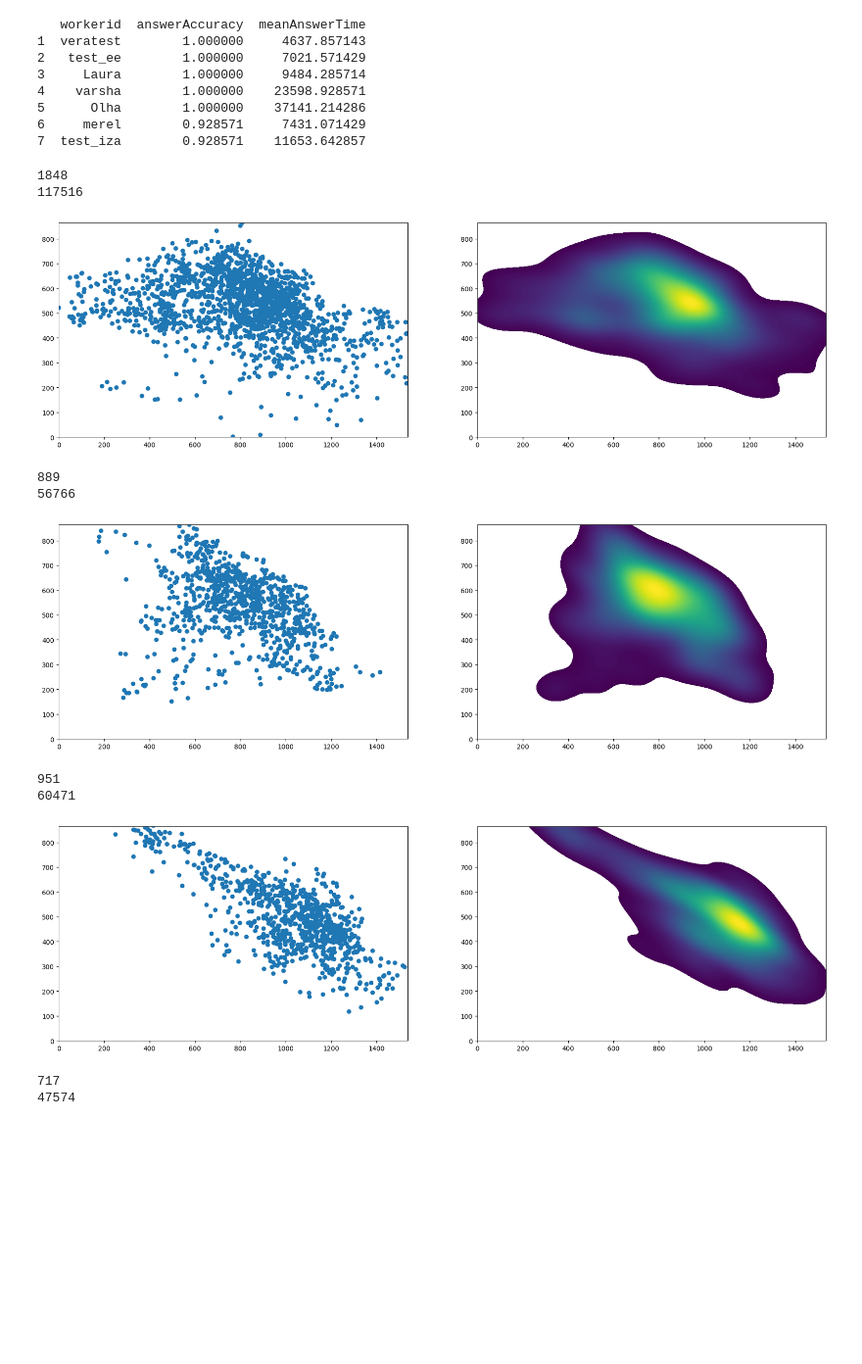
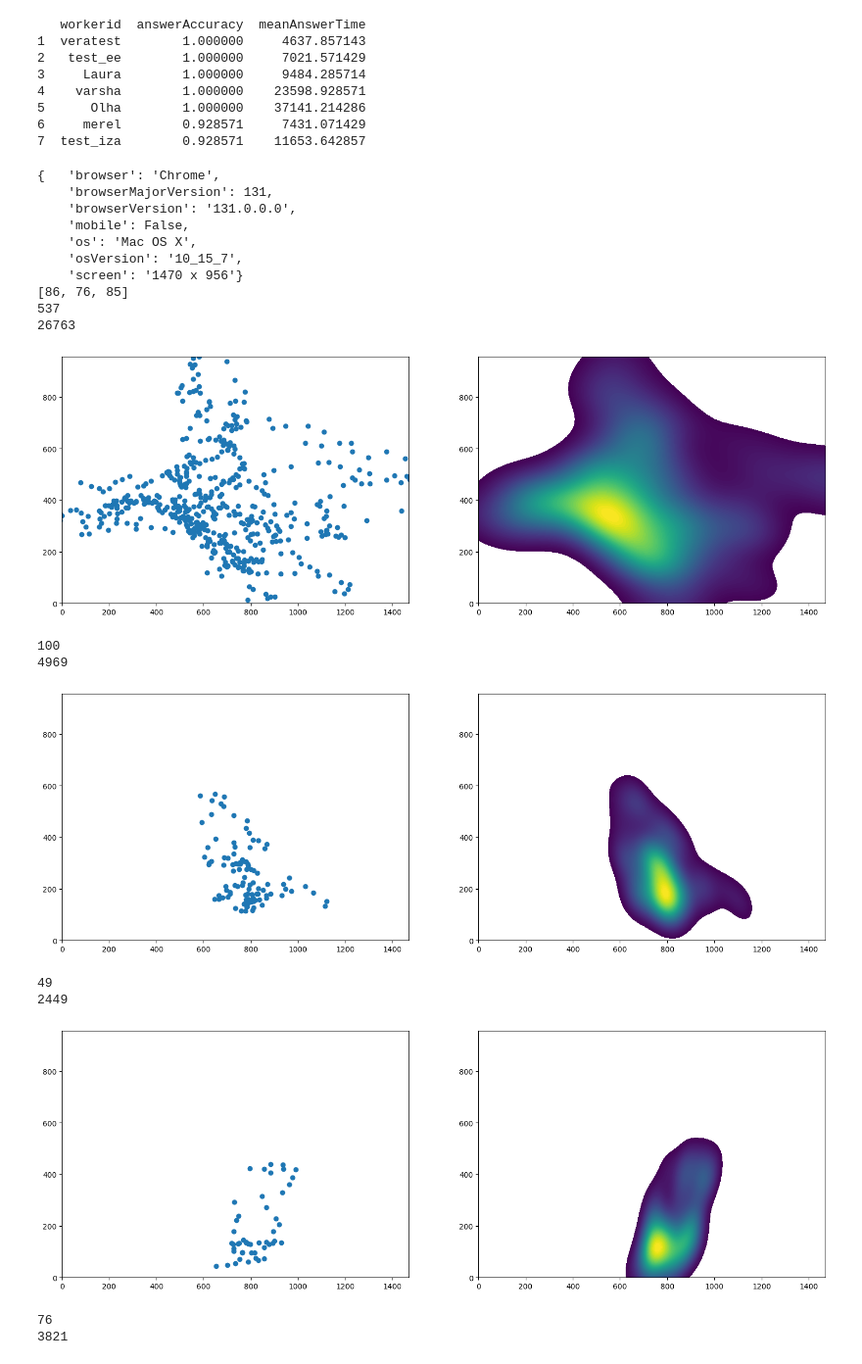
Before and after one commit to GAtemROU/Thesis-Project, a Jupyter notebook: analysis/heatmap_gen.ipynb, the cells around one changed output. Shown at 98% size. Drawn from its saved outputs; the diff is of its cells as text; code cells hidden in the pictures; blank space fills up the shorter version.

```diff
--- a/analysis/heatmap_gen.ipynb
+++ b/analysis/heatmap_gen.ipynb
@@ -47,9 +47,8 @@ if remove_negative_gaze:
     df.gaze = df.gaze.apply(lambda x: {key:val for key, val in json.loads(base64.b64decode(x)).items() if int(key) > 0})
 else:
     df.gaze = df.gaze.apply(lambda x: json.loads(base64.b64decode(x)))
-df.sort_values(by=['workerid', 'userTrialId', 'timestamp'], inplace=True)
+df.sort_values(by=['workerid', 'userTrialId'], inplace=True)
 df.reset_index(drop=True, inplace=True)
-
-
-df
+df['deviceInfo'] = df['deviceInfo'].ffill()
+df.columns
 # %% [output]
@@ -85,37 +189,47 @@ pp.pprint(leaderboard_df)
 6     merel        0.928571     7431.071429
 7  test_iza        0.928571    11653.642857
 # %%
-sample = df[df['workerid']=='Olha']
-resolution = sample.iloc[0].deviceInfo['screen'].split('x')
-resolution = (int(resolution[0]), int(resolution[1]))
+sample = df[df['workerid']=='Laura']
+pp.pprint(sample.iloc[0].deviceInfo)
+pp.pprint(sample.iloc[0].calibrationPrecision)
+resolution = sample.iloc[0].resolution
+
 for i in range(12):
     cur_sample = sample.iloc[i]
     gaze_sample = cur_sample.gaze
     x = np.array([g['x'] for g in gaze_sample.values()])
     y = np.array([g['y'] for g in gaze_sample.values()])
     print(len(x))
     print(cur_sample.answerTime)
     # make a scatterplot on the left and a heatmap on the right, keep proportions of the screen
     fig, axs = plt.subplots(1, 2, figsize=(2*(resolution[0]*6/resolution[1]), 6))
     axs[0].scatter(x, y)
     axs[0].set_xlim(0, resolution[0])
     axs[0].set_ylim(0, resolution[1])
     sns.kdeplot(x=x, y=y, ax=axs[1], fill=True, cmap='viridis', levels=100)
     axs[1].set_xlim(0, resolution[0])
     axs[1].set_ylim(0, resolution[1])
 
 
 
     plt.show()
 # %% [output]
-1848
-117516
+{   'browser': 'Chrome',
+    'browserMajorVersion': 131,
+    'browserVersion': '131.0.0.0',
+    'mobile': False,
+    'os': 'Mac OS X',
+    'osVersion': '10_15_7',
+    'screen': '1470 x 956'}
+[86, 76, 85]
+537
+26763
-[figure, old version]
+[figure, new version]
-889
-56766
+100
+4969
-[figure, old version]
+[figure, new version]
-951
-60471
+49
+2449
-[figure, old version]
+[figure, new version]
-717
-47574
+76
+3821
```
Also changed, not shown: parts of 5 cells of this notebook, 1 other file.
